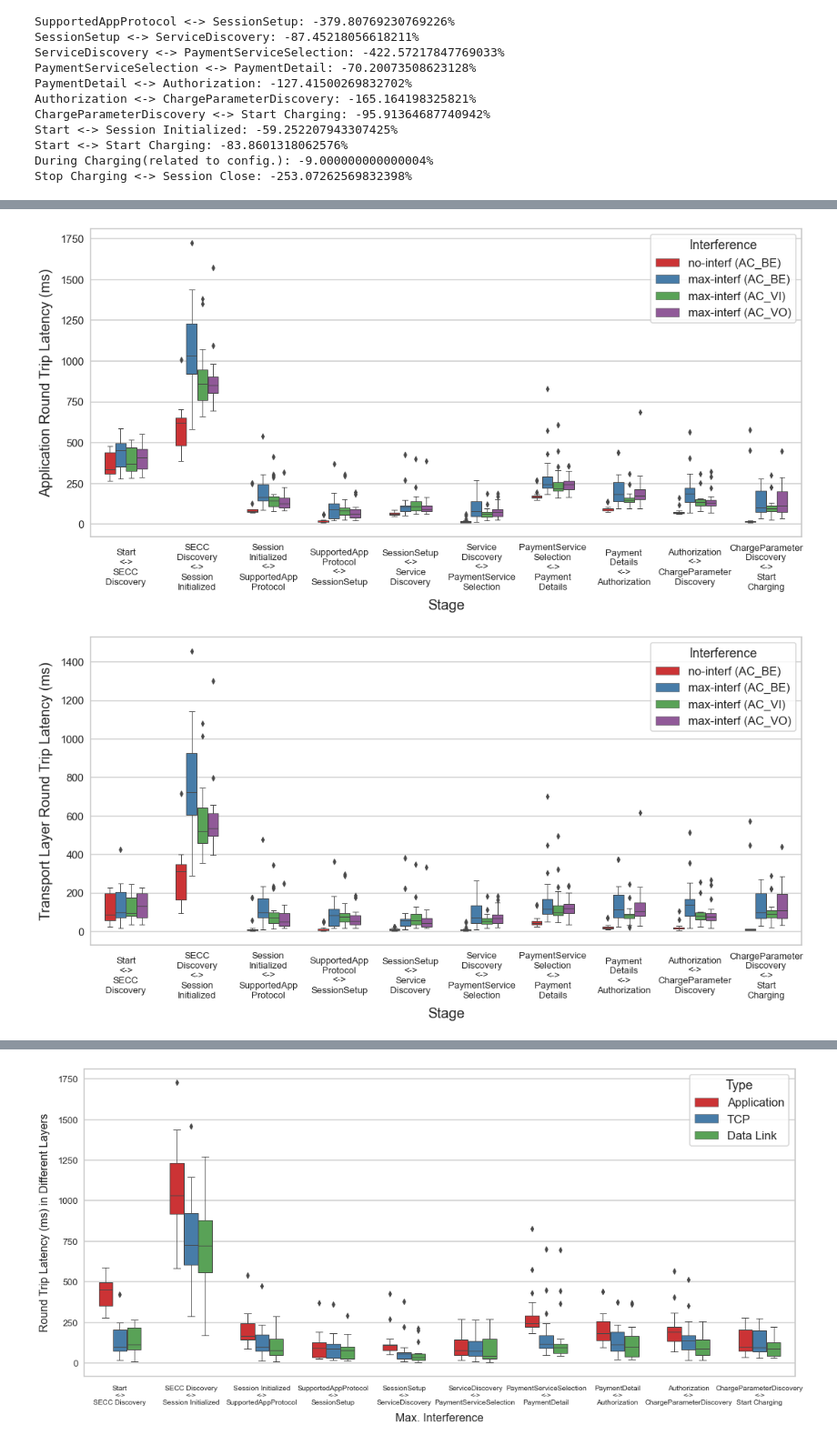
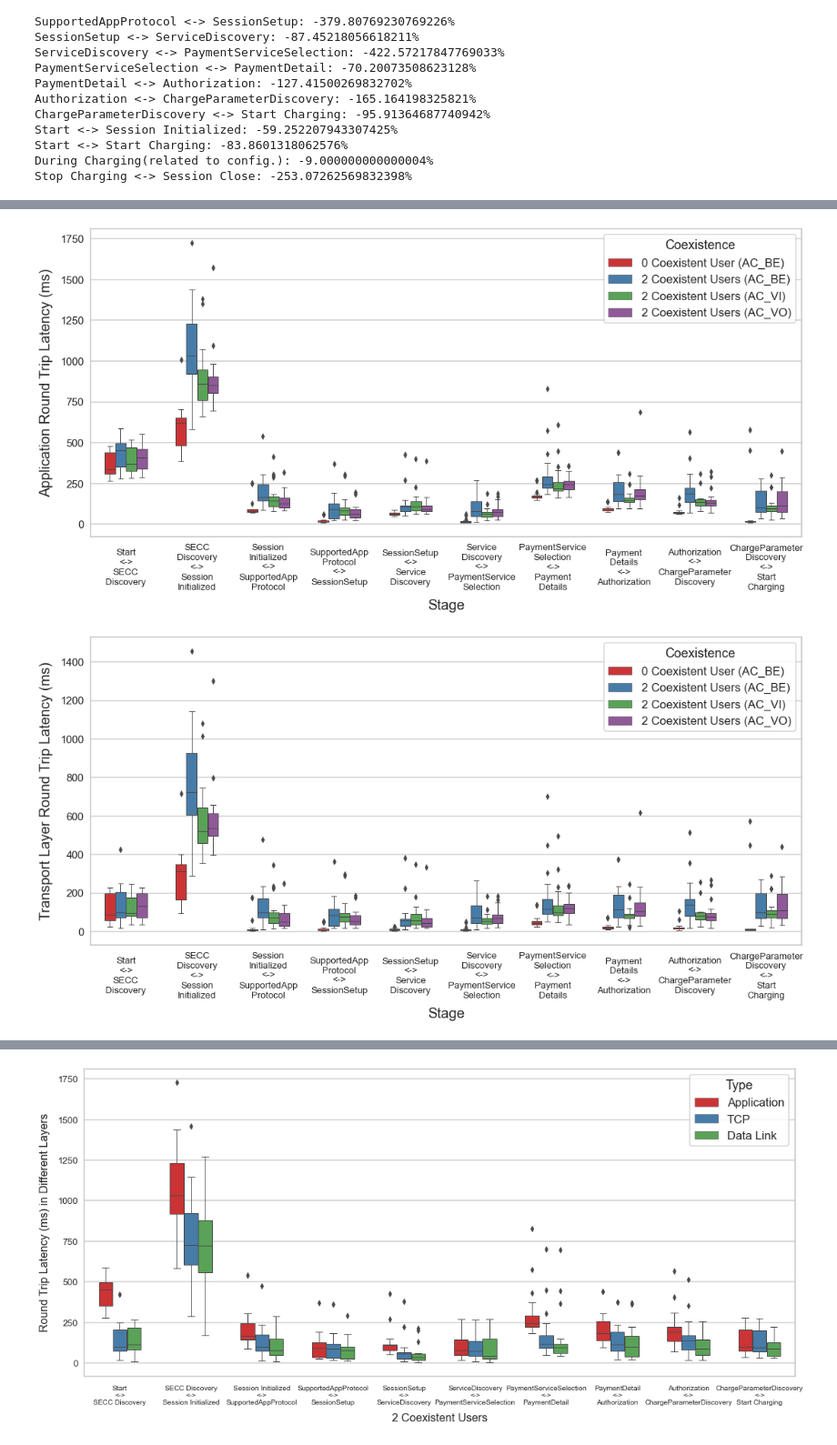
Before and after one commit to JacobHsieh/Latency_Experiment, a Jupyter notebook: 0612_exp/latency_plot_80211_TCP_App.ipynb, the cells around one changed output, grey strips where cells are left out. Shown: that part at 91% size. Saved outputs shown, nothing was run; the diff lists cells and outputs as text; code cells hidden in the pictures.

```diff
--- a/0612_exp/latency_plot_80211_TCP_App.ipynb
+++ b/0612_exp/latency_plot_80211_TCP_App.ipynb
@@ -224,18 +222,18 @@ import pandas as pd
 
 def construct_dataframe(list_chunk, interference_str, index, type_str):
     return pd.DataFrame({'Latency (ms)': list_chunk[index],
-                         'Interference': [interference_str for _ in range(len(list_chunk[index]))],
+                         'Coexistence': [interference_str for _ in range(len(list_chunk[index]))],
                          'Stage': [index+1 for _ in range(len(list_chunk[index]))],
                          'Type': type_str
                         })
 
 stage_num = 10
-interference_no_df = {i: construct_dataframe(interference_no_list_chunks, 'no-interf (AC_BE)', i, "Application") for i in range(0, stage_num)}
+interference_no_df = {i: construct_dataframe(interference_no_list_chunks, '0 Coexistent User (AC_BE)', i, "Application") for i in range(0, stage_num)}
 #interference_no_VI_df = {i: construct_dataframe(interference_no_VI_list_chunks, 'no-interf (AC=VI)', i, "Application") for i in range(0, stage_num)}
 #interference_no_VO_df = {i: construct_dataframe(interference_no_VO_list_chunks, 'no-interf (AC=VO)', i, "Application") for i in range(0, stage_num)}
-interference_max_df = {i: construct_dataframe(interference_max_list_chunks, 'max-interf (AC_BE)', i, "Application") for i in range(0, stage_num)}
-interference_max_VI_df = {i: construct_dataframe(interference_max_VI_list_chunks, 'max-interf (AC_VI)', i, "Application") for i in range(0, stage_num)}
-interference_max_VO_df = {i: construct_dataframe(interference_max_VO_list_chunks, 'max-interf (AC_VO)', i, "Application") for i in range(0, stage_num)}
+interference_max_df = {i: construct_dataframe(interference_max_list_chunks, '2 Coexistent Users (AC_BE)', i, "Application") for i in range(0, stage_num)}
+interference_max_VI_df = {i: construct_dataframe(interference_max_VI_list_chunks, '2 Coexistent Users (AC_VI)', i, "Application") for i in range(0, stage_num)}
+interference_max_VO_df = {i: construct_dataframe(interference_max_VO_list_chunks, '2 Coexistent Users (AC_VO)', i, "Application") for i in range(0, stage_num)}
 
 interference_no_df_all = pd.concat(interference_no_df[i] for i in range(0, stage_num))
 #interference_no_VI_df_all = pd.concat(interference_no_VI_df[i] for i in range(0, stage_num))
@@ -250,12 +248,12 @@ dataframe_App_all = pd.concat([interference_no_df_all,
                            interference_max_VI_df_all,
                            interference_max_VO_df_all])
 
-interference_no_TCP_df = {i: construct_dataframe(interference_no_list_TCP_chunks, 'no-interf (AC_BE)', i, "TCP") for i in range(0, stage_num)}
+interference_no_TCP_df = {i: construct_dataframe(interference_no_list_TCP_chunks, '0 Coexistent User (AC_BE)', i, "TCP") for i in range(0, stage_num)}
 #interference_no_VI_TCP_df = {i: construct_dataframe(interference_no_VI_list_TCP_chunks, 'no-interf (AC=VI)', i, "TCP") for i in range(0, stage_num)}
 #interference_no_VO_TCP_df = {i: construct_dataframe(interference_no_VO_list_TCP_chunks, 'no-interf (AC=VO)', i, "TCP") for i in range(0, stage_num)}
-interference_max_TCP_df = {i: construct_dataframe(interference_max_list_TCP_chunks, 'max-interf (AC_BE)', i, "TCP") for i in range(0, stage_num)}
-interference_max_VI_TCP_df = {i: construct_dataframe(interference_max_VI_list_TCP_chunks, 'max-interf (AC_VI)', i, "TCP") for i in range(0, stage_num)}
-interference_max_VO_TCP_df = {i: construct_dataframe(interference_max_VO_list_TCP_chunks, 'max-interf (AC_VO)', i, "TCP") for i in range(0, stage_num)}
+interference_max_TCP_df = {i: construct_dataframe(interference_max_list_TCP_chunks, '2 Coexistent Users (AC_BE)', i, "TCP") for i in range(0, stage_num)}
+interference_max_VI_TCP_df = {i: construct_dataframe(interference_max_VI_list_TCP_chunks, '2 Coexistent Users (AC_VI)', i, "TCP") for i in range(0, stage_num)}
+interference_max_VO_TCP_df = {i: construct_dataframe(interference_max_VO_list_TCP_chunks, '2 Coexistent Users (AC_VO)', i, "TCP") for i in range(0, stage_num)}
 
 interference_no_TCP_df_all = pd.concat(interference_no_TCP_df[i] for i in range(0, stage_num))
 #interference_no_VI_TCP_df_all = pd.concat(interference_no_VI_TCP_df[i] for i in range(0, stage_num))
@@ -270,10 +268,10 @@ dataframe_TCP_all = pd.concat([interference_no_TCP_df_all,
                                interference_max_VO_TCP_df_all])
 
 
-interference_no_80211_df = {i: construct_dataframe(interference_no_list_80211_chunks, 'no-interf (AC_BE)', i, "Data Link") for i in range(0, stage_num)}
-interference_max_80211_df = {i: construct_dataframe(interference_max_list_80211_chunks, 'max-interf (AC_BE)', i, "Data Link") for i in range(0, stage_num)}
-interference_max_VO_80211_df = {i: construct_dataframe(interference_max_VO_list_80211_chunks, 'max-interf (AC_VO)', i, "Data Link") for i in range(0, stage_num)}
-interference_max_VI_80211_df = {i: construct_dataframe(interference_max_VI_list_80211_chunks, 'max-interf (AC_VI)', i, "Data Link") for i in range(0, stage_num)}
+interference_no_80211_df = {i: construct_dataframe(interference_no_list_80211_chunks, '0 Coexistent User (AC_BE)', i, "Data Link") for i in range(0, stage_num)}
+interference_max_80211_df = {i: construct_dataframe(interference_max_list_80211_chunks, '2 Coexistent Users (AC_BE)', i, "Data Link") for i in range(0, stage_num)}
+interference_max_VO_80211_df = {i: construct_dataframe(interference_max_VO_list_80211_chunks, '2 Coexistent Users (AC_VO)', i, "Data Link") for i in range(0, stage_num)}
+interference_max_VI_80211_df = {i: construct_dataframe(interference_max_VI_list_80211_chunks, '2 Coexistent Users (AC_VI)', i, "Data Link") for i in range(0, stage_num)}
 
 interference_no_80211_df_all = pd.concat(interference_no_80211_df[i] for i in range(0, stage_num))
 interference_max_80211_df_all = pd.concat(interference_max_80211_df[i] for i in range(0, stage_num))
@@ -300,23 +298,23 @@ stage_string = ["Start\n<->\nSECC\nDiscovery",
 # %%
 import seaborn as sns
 
 sns.set(rc={'figure.figsize':(18,8)})
 #darkgrid, dark, whitegrid, white, ticks
 sns.set_style('whitegrid')
 
 #paper, notebook, talk, poster
 sns.set_context('talk')
-g_App = sns.boxplot(x="Stage", y="Latency (ms)", data=dataframe_App_all, hue="Interference", width=0.6, linewidth=1.0, palette="Set1")
+g_App = sns.boxplot(x="Stage", y="Latency (ms)", data=dataframe_App_all, hue="Coexistence", width=0.6, linewidth=1.0, palette="Set1")
 g_App.set_ylabel("Application Round Trip Latency (ms)", fontsize = 20, labelpad = 10)
 g_App.set_xlabel("Stage", fontsize = 20, labelpad = 10)
 g_App.set_xticklabels(stage_string, fontsize=13, verticalalignment = 'center')
 plt.tick_params(axis = 'x', pad = 35)
 plt.tick_params(axis = 'y', labelsize=15, pad = 0)
 plt.savefig("High resolution.png",dpi=300, bbox_inches = 'tight')
-#第一個 stage 因為 broadcast 的封包 (SECC Discovery Req.) 無法訂 access category，所以看起來是否加入 QoS 並沒有明顯差別
+
 #使用 AC = VI 或 AC = VO 可以使 max-interf 下的 latancy 下降，使用哪一種類別看起來差異不大
 # %% [output]
-[figure, old version]
+[figure, new version]
 # %%
 #TCP
 sns.set(rc={'figure.figsize':(18,8)})
@@ -325,7 +323,7 @@ sns.set_style('whitegrid')
 
 #paper, notebook, talk, poster
 sns.set_context('talk')
-g_TCP = sns.boxplot(x="Stage", y="Latency (ms)", data=dataframe_TCP_all, hue="Interference", width=0.6, linewidth=1.0, palette="Set1")
+g_TCP = sns.boxplot(x="Stage", y="Latency (ms)", data=dataframe_TCP_all, hue="Coexistence", width=0.6, linewidth=1.0, palette="Set1")
 g_TCP.set_ylabel("Transport Layer Round Trip Latency (ms)", fontsize = 20, labelpad = 10)
 g_TCP.set_xlabel("Stage", fontsize = 20, labelpad = 10)
 g_TCP.set_xticklabels(stage_string, fontsize=13, verticalalignment = 'center')
@@ -333,7 +331,7 @@ plt.tick_params(axis = 'x', pad = 35)
 plt.tick_params(axis = 'y', labelsize=15, pad = 0)
 plt.savefig("High resolution.png",dpi=300, bbox_inches = 'tight')
 # %% [output]
-[figure, old version]
+[figure, new version]
 # %%
 #802.11
 sns.set(rc={'figure.figsize':(18,8)})
```
Also changed, not shown: parts of 6 cells of this notebook, 41 other files.
